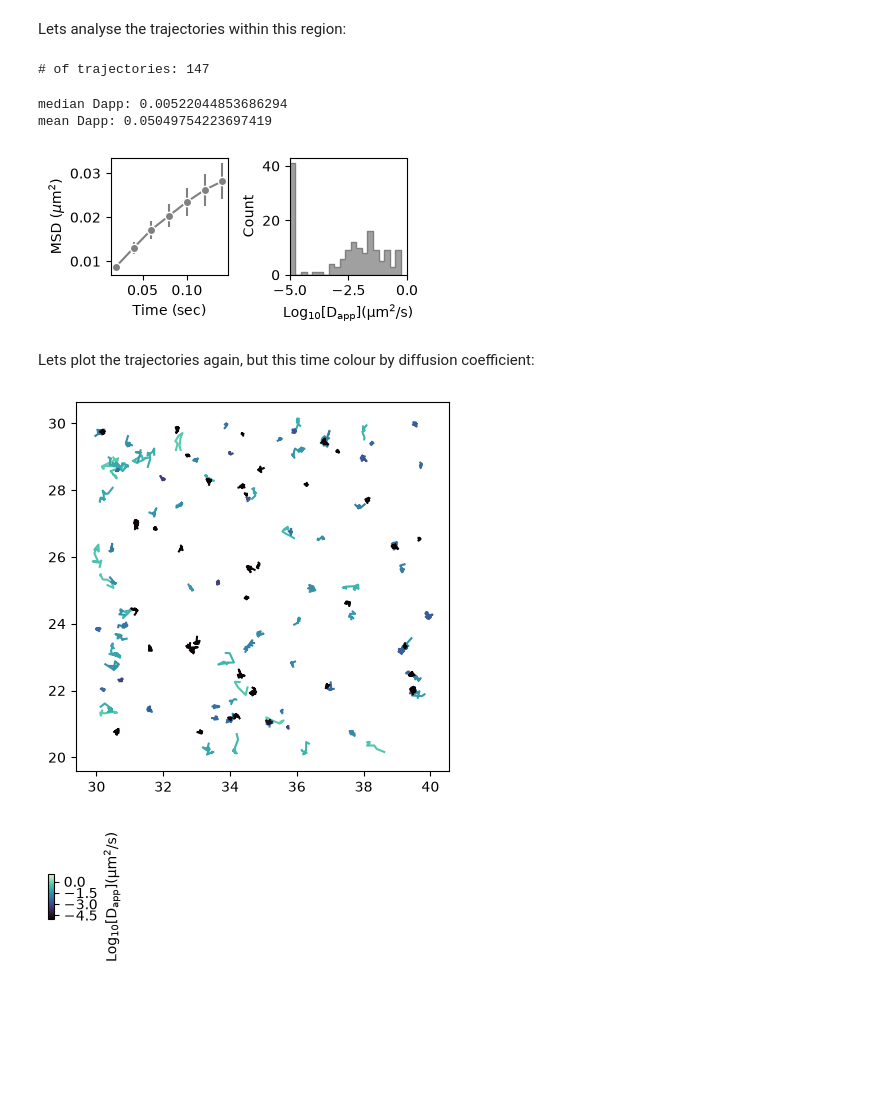
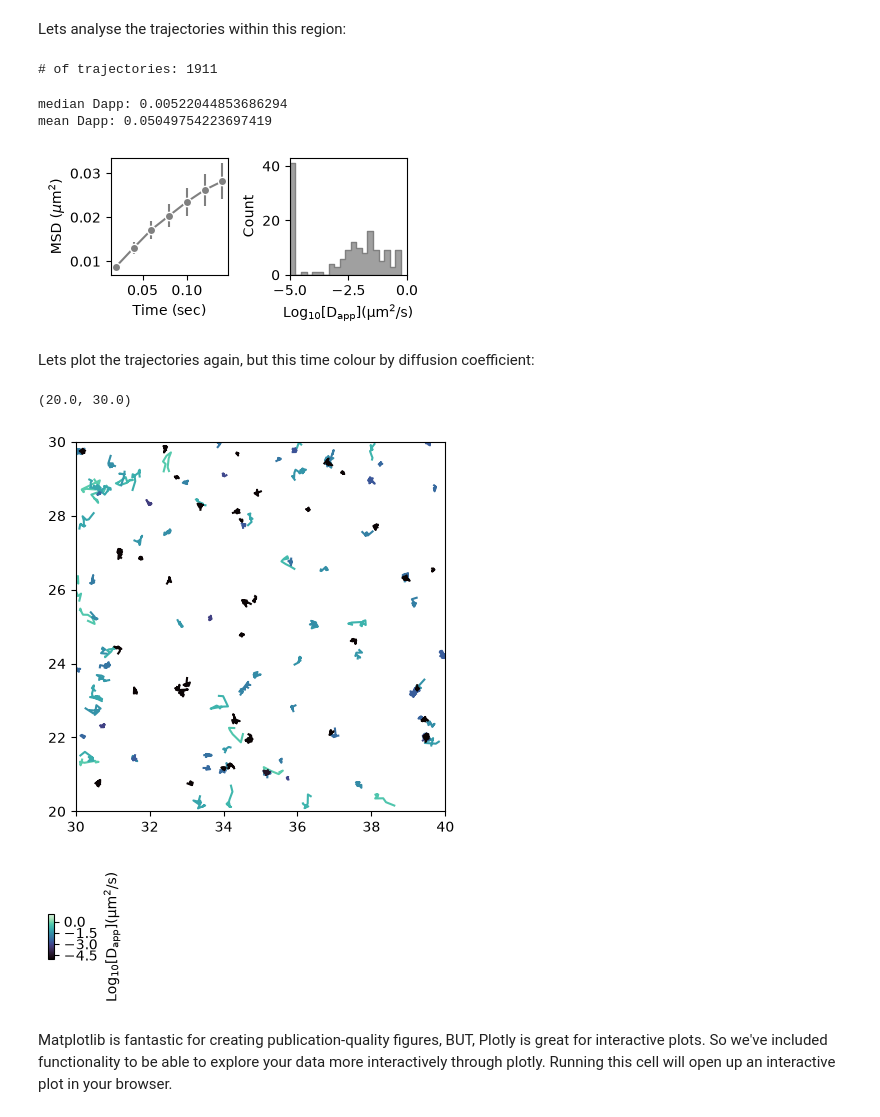
Before and after one commit to kye-k/tdhelper, a Jupyter notebook: examples/example_notebook.ipynb, the cells around one changed output. Drawn from its saved outputs; the diff is of its cells as text; code cells hidden in the pictures; blank space fills up the shorter version.

```diff
--- a/examples/example_notebook.ipynb
+++ b/examples/example_notebook.ipynb
@@ -60,36 +83,35 @@ ax.set_ylim(20, 30)
 # %% [markdown]
 Lets analyse the trajectories within this region:
 # %%
-# filter by those trajectories whose centroid is within this region
-spt_data.filter_by_centroid(xmin=30, xmax=40, ymin=20, ymax=30)
+# filter by those trajectories whose centroid is within a small square
+# before we filter, lets deep copy the data to a new TrajectoryData() object
+
+spt_data_filtered = copy.deepcopy(spt_data)
+spt_data_filtered.filter_by_centroid(xmin=30, xmax=40, ymin=20, ymax=30)
 
 # lets see how many trajectories we have in this region:
 print('# of trajectories: {}'.format(len(spt_data.data.tr.unique())))
 
-spt_data.calc_MSD()
-spt_data.calc_diffusion_coefficient(DT)
-
-# the MSD data and diffusion coefficient data are stored in the `msd_dict` and `diff_list` attributes
-# so they can be accessed directly and stored in bigger dictionaries if you are looping through multiple datasets:
-# spt_data.msd_dict
-# spt_data.diff_list
+# using spt_data functions to create MSD_dict and DCOEF_dict
+MSD_dict = spt_data_filtered.calc_MSD()
+DCOEF_dict = spt_data_filtered.calc_DCOEF(MSD_dict, DT)
 
 # create a matplotlib figure that we can plot onto
 fig, ax = plt.subplots(1, 2, figsize=(4,2), layout='tight')
 
 # plotting the MSD
-spt_data.plot_mean_msds(ax[0], DT=DT, color='grey', plot_x_limit=8) # you'll get a warning here because it will try to calculate SEM with only one trajectory at the longest lag-times
+spt_data_filtered.plot_mean_msds(ax[0], DT=DT, color='grey', plot_x_limit=8) # you'll get a warning here because it will try to calculate SEM with only one trajectory at the longest lag-times
 
 # plotting the diffusion coefficient distribution, lets use seaborn
-sns.histplot(np.log10(spt_data.diff_list), stat='count', bins=20, color='grey', ax=ax[1], element='step')
+sns.histplot(np.log10(list(DCOEF_dict.values())), stat='count', bins=20, color='grey', ax=ax[1], element='step')
 ax[1].set_xlim(-5, 0)
 ax[1].set_xlabel(r'$\mathrm{Log_{10}[D_{app}] (\mu m^2/s}$)')
 ax[1].set_box_aspect(1)
 
-print('median Dapp: {}'.format(np.median(spt_data.diff_list)))
-print('mean Dapp: {}'.format(np.mean(spt_data.diff_list)))
+print('median Dapp: {}'.format(np.median(list(DCOEF_dict.values()))))
+print('mean Dapp: {}'.format(np.mean(list(DCOEF_dict.values()))))
 # %% [output]
-# of trajectories: 147
+# of trajectories: 1911
 median Dapp: 0.00522044853686294
 mean Dapp: 0.05049754223697419
 [figure]
@@ -97,7 +119,13 @@ mean Dapp: 0.05049754223697419
 Lets plot the trajectories again, but this time colour by diffusion coefficient:
 # %%
 fig, ax = plt.subplots()
-spt_data.plot_trajectories_diff_v2(ax=ax, palette='mako')
+spt_data_filtered.plot_trajectories(ax=ax, color_by='dcoef', diff_dict=DCOEF_dict, palette='mako')
+ax.set_xlim(30, 40)
+ax.set_ylim(20, 30)
 # %% [output]
+(20.0, 30.0)
-[figure, old version]
+[figure, new version]
 [figure]
+# %% [markdown]
+Matplotlib is fantastic for creating publication-quality figures, BUT, Plotly is great for interactive plots. So we've included functionality to be able to explore your data more interactively through plotly.
+Running this cell will open up an interactive plot in your browser.
```
Also changed, not shown: parts of 8 cells of this notebook, 6 other files.
